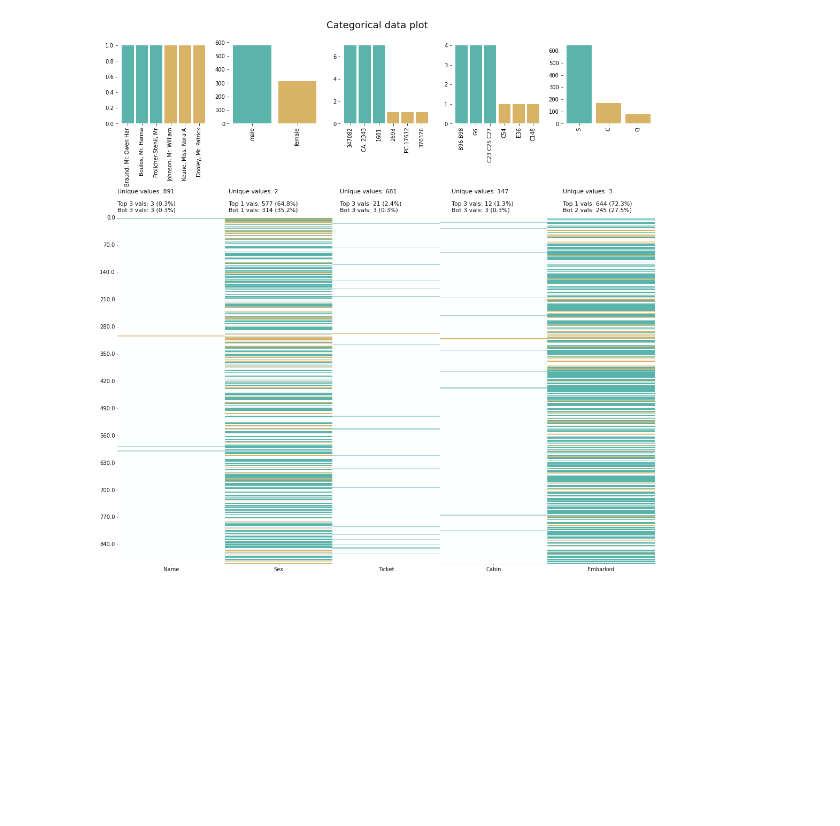
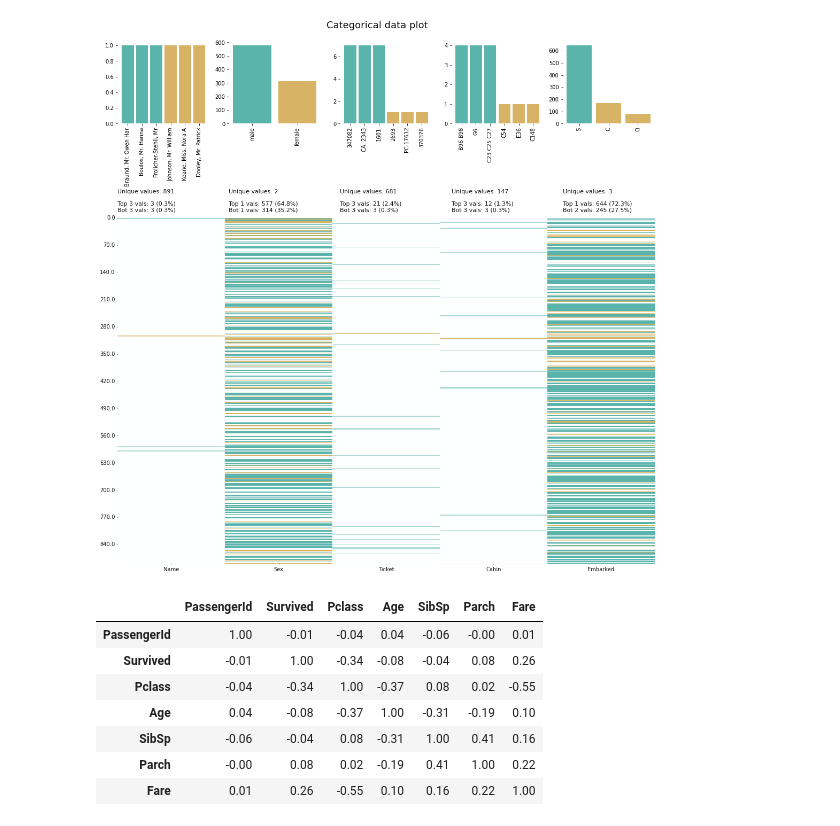
Before and after one commit to Naveen-Karanamu/KLIB-Titanic-Data, a Jupyter notebook: main.ipynb, the cells around one changed output. Drawn from its saved outputs; the diff is of its cells as text; code cells hidden in the pictures; blank space fills up the shorter version.

Commit message:
Added: Correlation table

```diff
--- a/main.ipynb
+++ b/main.ipynb
@@ -24,3 +24,15 @@ klib.cat_plot(df)
 # %% [output]
 GridSpec(6, 5)
 [figure]
+# %%
+# returns a color-encoded correlation matrix
+klib.corr_mat(df)
+# %% [output]
+|  | PassengerId | Survived | Pclass | Age | SibSp | Parch | Fare |
+| PassengerId | 1.00 | -0.01 | -0.04 | 0.04 | -0.06 | -0.00 | 0.01 |
+| Survived | -0.01 | 1.00 | -0.34 | -0.08 | -0.04 | 0.08 | 0.26 |
+| Pclass | -0.04 | -0.34 | 1.00 | -0.37 | 0.08 | 0.02 | -0.55 |
+| Age | 0.04 | -0.08 | -0.37 | 1.00 | -0.31 | -0.19 | 0.10 |
+| SibSp | -0.06 | -0.04 | 0.08 | -0.31 | 1.00 | 0.41 | 0.16 |
+| Parch | -0.00 | 0.08 | 0.02 | -0.19 | 0.41 | 1.00 | 0.22 |
+| Fare | 0.01 | 0.26 | -0.55 | 0.10 | 0.16 | 0.22 | 1.00 |
```
